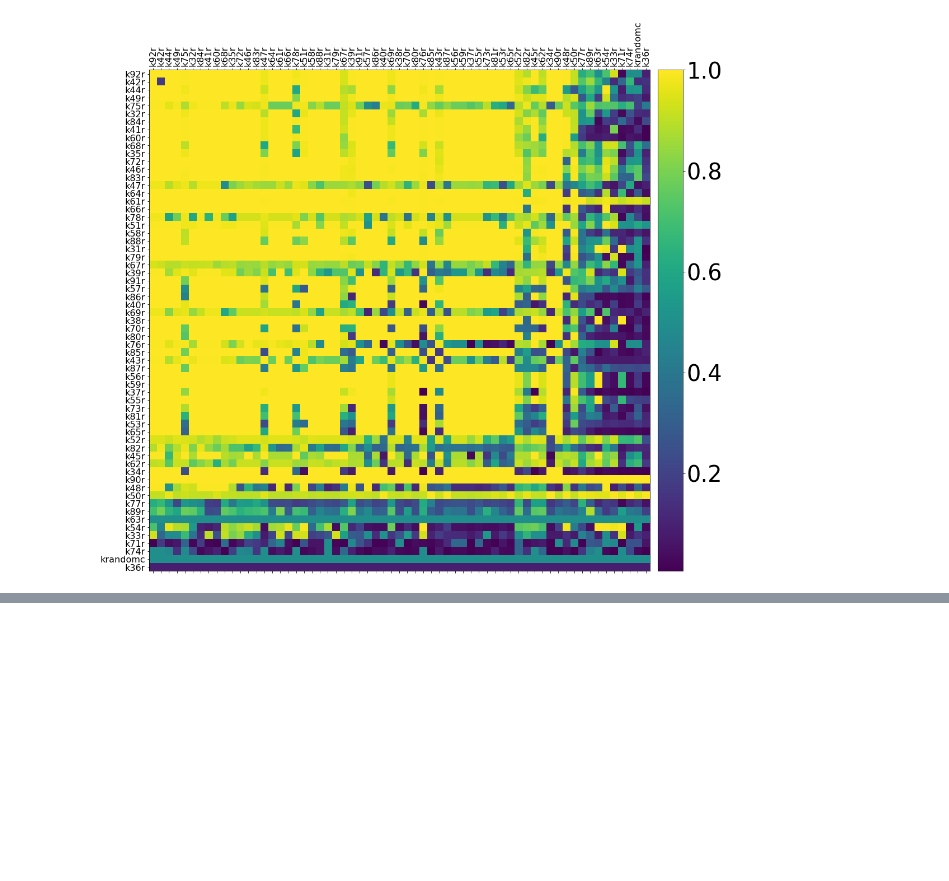
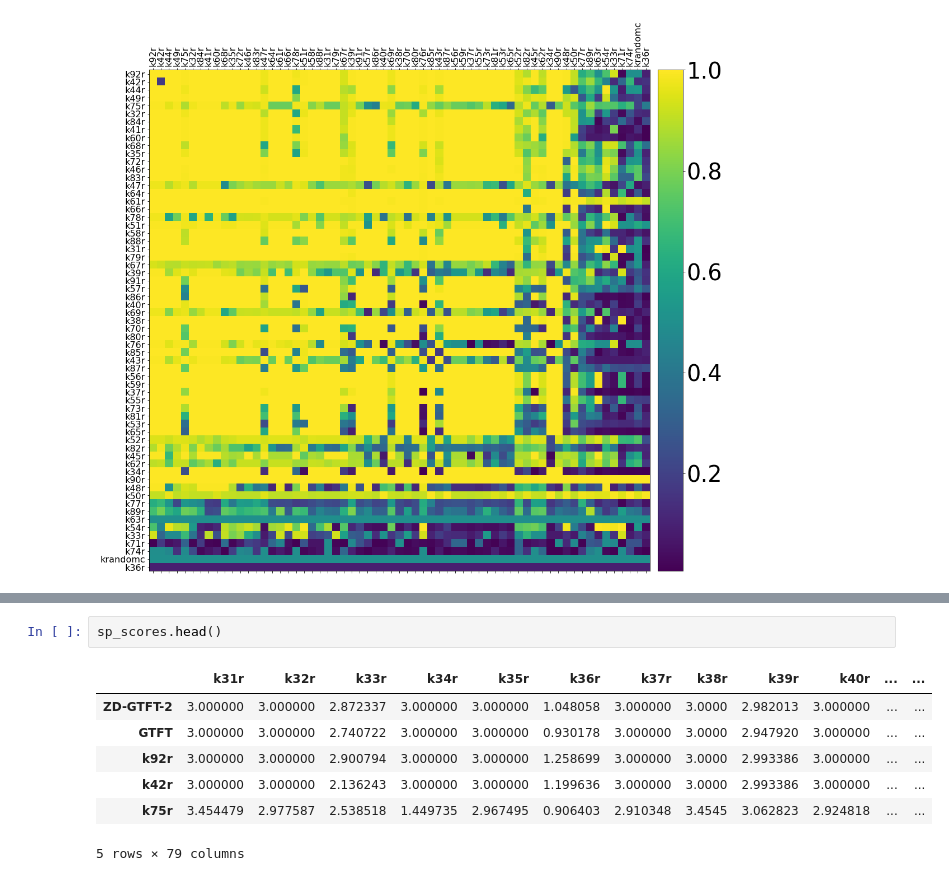
Before and after one commit to Axelrod-Python/revisiting-axelrod-second, a Jupyter notebook: src/main.ipynb, the cells around one changed output, grey strips where cells are left out. Saved outputs shown, nothing was run; the diff lists cells and outputs as text; blank space fills up the shorter version.

```diff
--- a/src/main.ipynb
+++ b/src/main.ipynb
@@ -455,0 +488,10 @@ matrix_heatmap(cooperation_rates[cooperation_rates.index], cooperation_rates.ind
+# %%
+sp_scores.head()
+# %% [output]
+|  | k31r | k32r | k33r | k34r | k35r | k36r | k37r | k38r | k39r | k40r | ... | ... |
+| ZD-GTFT-2 | 3.000000 | 3.000000 | 2.872337 | 3.000000 | 3.000000 | 1.048058 | 3.000000 | 3.0000 | 2.982013 | 3.000000 | ... | ... |
+| GTFT | 3.000000 | 3.000000 | 2.740722 | 3.000000 | 3.000000 | 0.930178 | 3.000000 | 3.0000 | 2.947920 | 3.000000 | ... | ... |
+| k92r | 3.000000 | 3.000000 | 2.900794 | 3.000000 | 3.000000 | 1.258699 | 3.000000 | 3.0000 | 2.993386 | 3.000000 | ... | ... |
+| k42r | 3.000000 | 3.000000 | 2.136243 | 3.000000 | 3.000000 | 1.199636 | 3.000000 | 3.0000 | 2.993386 | 3.000000 | ... | ... |
+| k75r | 3.454479 | 2.977587 | 2.538518 | 1.449735 | 2.967495 | 0.906403 | 2.910348 | 3.4545 | 3.062823 | 2.924818 | ... | ... |
+5 rows × 79 columns
```
Also changed, not shown: parts of 17 cells of this notebook, 14 other files.
